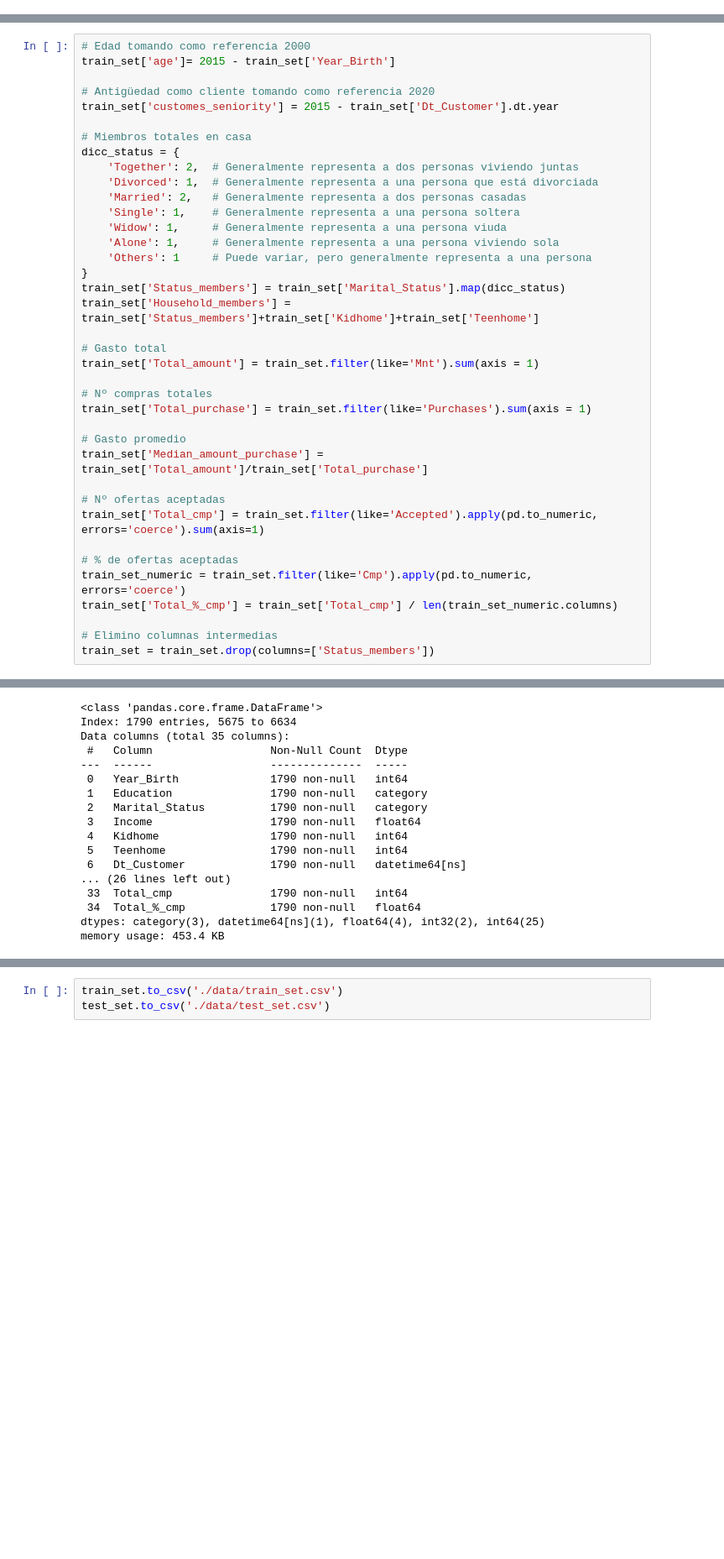
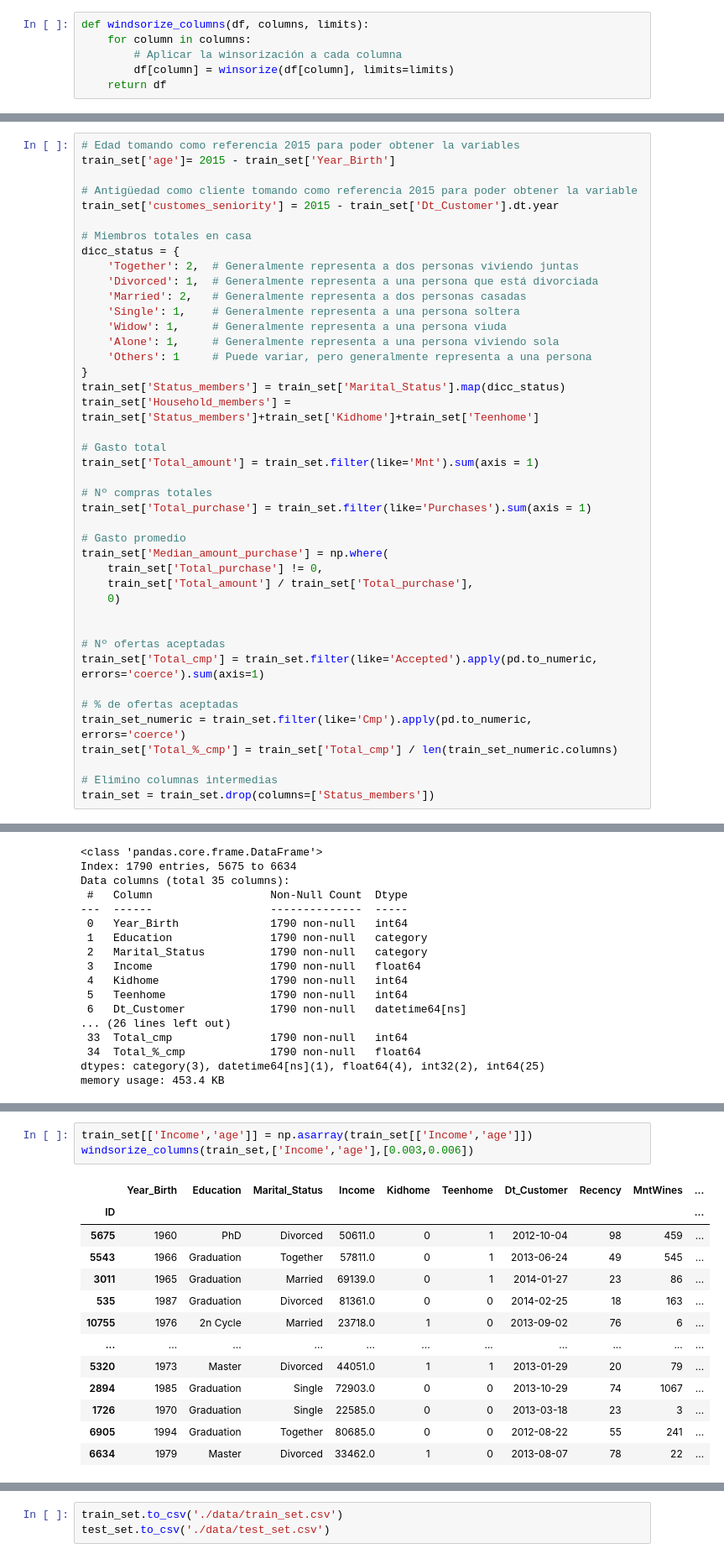
Before and after one commit to ANG112/Project_Break_ML, a Jupyter notebook: 02_data_preprocessing.ipynb, the cells around one changed output, grey strips where cells are left out. Shown at 84% size. Saved outputs shown, nothing was run; the diff lists cells and outputs as text; blank space fills up the shorter version.

```diff
--- a/02_data_preprocessing.ipynb
+++ b/02_data_preprocessing.ipynb
@@ -8,3 +11,9 @@ from sklearn.impute import IterativeImputer
+# %%
+def windsorize_columns(df, columns, limits):
+    for column in columns:
+        # Aplicar la winsorización a cada columna
+        df[column] = winsorize(df[column], limits=limits)
+    return df
 # %% [markdown]
 ## Cargo el dataset con las modificaciones iniciales
 # %%
@@ -142,10 +151,10 @@ train_set['Income'].isna().sum()
 # %% [markdown]
 Imputación a train_set
 # %%
-# Edad tomando como referencia 2000
+# Edad tomando como referencia 2015 para poder obtener la variables
 train_set['age']= 2015 - train_set['Year_Birth']
 
-# Antigüedad como cliente tomando como referencia 2020
+# Antigüedad como cliente tomando como referencia 2015 para poder obtener la variable
 train_set['customes_seniority'] = 2015 - train_set['Dt_Customer'].dt.year
 
 # Miembros totales en casa
@@ -168,7 +177,11 @@ train_set['Total_amount'] = train_set.filter(like='Mnt').sum(axis = 1)
 train_set['Total_purchase'] = train_set.filter(like='Purchases').sum(axis = 1)
 
 # Gasto promedio
-train_set['Median_amount_purchase'] = train_set['Total_amount']/train_set['Total_purchase']
+train_set['Median_amount_purchase'] = np.where(
+    train_set['Total_purchase'] != 0,
+    train_set['Total_amount'] / train_set['Total_purchase'],
+    0)
+
 
 # Nº ofertas aceptadas
 train_set['Total_cmp'] = train_set.filter(like='Accepted').apply(pd.to_numeric, errors='coerce').sum(axis=1)
@@ -298,0 +350,17 @@ memory usage: 453.4 KB
+# %%
+train_set[['Income','age']] = np.asarray(train_set[['Income','age']])
+windsorize_columns(train_set,['Income','age'],[0.003,0.006])
+# %% [output]
+|  | Year_Birth | Education | Marital_Status | Income | Kidhome | Teenhome | Dt_Customer | Recency | MntWines | ... |
+| ID |  |  |  |  |  |  |  |  |  | ... |
+| 5675 | 1960 | PhD | Divorced | 50611.0 | 0 | 1 | 2012-10-04 | 98 | 459 | ... |
+| 5543 | 1966 | Graduation | Together | 57811.0 | 0 | 1 | 2013-06-24 | 49 | 545 | ... |
+| 3011 | 1965 | Graduation | Married | 69139.0 | 0 | 1 | 2014-01-27 | 23 | 86 | ... |
+| 535 | 1987 | Graduation | Divorced | 81361.0 | 0 | 0 | 2014-02-25 | 18 | 163 | ... |
+| 10755 | 1976 | 2n Cycle | Married | 23718.0 | 1 | 0 | 2013-09-02 | 76 | 6 | ... |
+| ... | ... | ... | ... | ... | ... | ... | ... | ... | ... | ... |
+| 5320 | 1973 | Master | Divorced | 44051.0 | 1 | 1 | 2013-01-29 | 20 | 79 | ... |
+| 2894 | 1985 | Graduation | Single | 72903.0 | 0 | 0 | 2013-10-29 | 74 | 1067 | ... |
+| 1726 | 1970 | Graduation | Single | 22585.0 | 0 | 0 | 2013-03-18 | 23 | 3 | ... |
+| 6905 | 1994 | Graduation | Together | 80685.0 | 0 | 0 | 2012-08-22 | 55 | 241 | ... |
+| 6634 | 1979 | Master | Divorced | 33462.0 | 1 | 0 | 2013-08-07 | 78 | 22 | ... |
```
Also changed, not shown: parts of 12 cells of this notebook, 6 other files.
